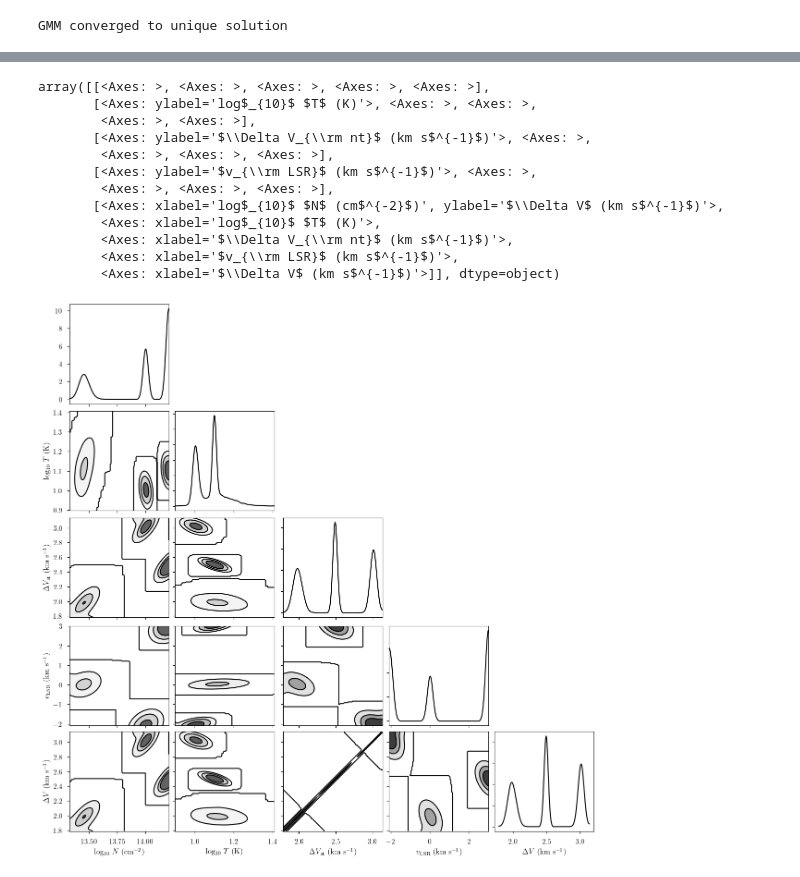
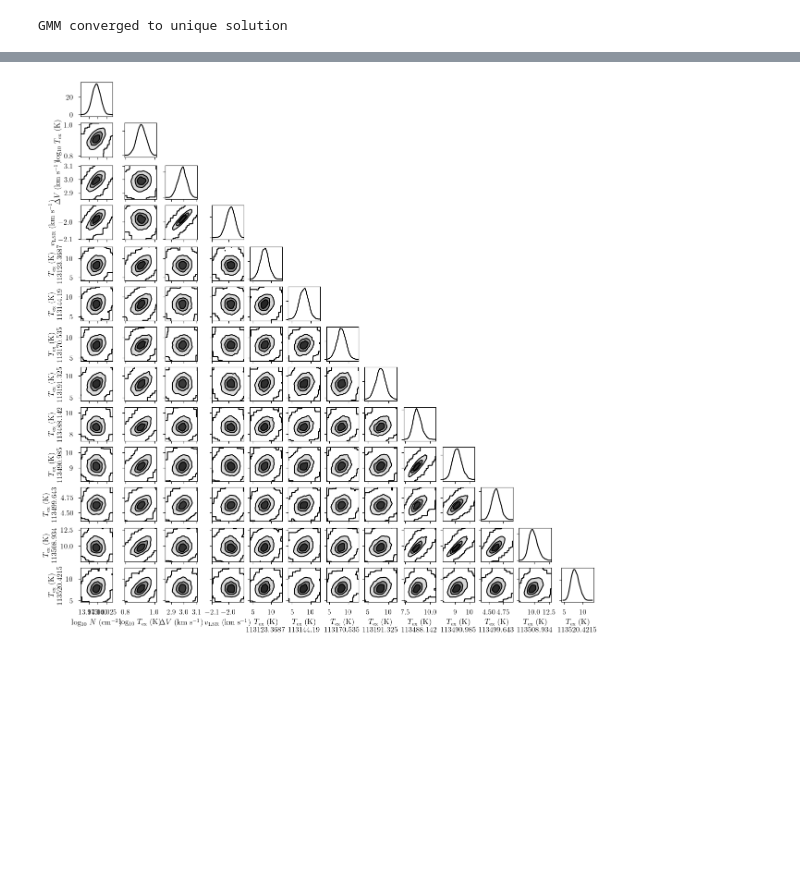
Before and after one commit to tvwenger/bayes_cn_hfs, a Jupyter notebook: docs/source/notebooks/hfs_anomaly_model.ipynb, the cells around one changed output, grey strips where cells are left out. Drawn from its saved outputs; the diff is of its cells as text; code cells hidden in the pictures; blank space fills up the shorter version.

```diff
--- a/docs/source/notebooks/hfs_anomaly_model.ipynb
+++ b/docs/source/notebooks/hfs_anomaly_model.ipynb
@@ -54,2 +48,0 @@ We identify those transitions which may be anomalous by flagging them in the `mo
-# %%
-mol_data_12CN['anomalous'] = [freq in [113499.643, 113508.934] for freq in mol_data_12CN['freq']]
@@ -104,7 +87,6 @@ baseline_degree = 2
 model = HFSAnomalyModel(
     dummy_data,
     mol_data=mol_data_12CN,
-    mass=mass_12CN,
     bg_temp = 2.7, # assumed background temperature (K)
     n_clouds=n_clouds,
     baseline_degree=baseline_degree,
@@ -112,29 +94,29 @@ model = HFSAnomalyModel(
     verbose=True
 )
 model.add_priors(
-    prior_log10_N = [14.0, 0.2], # mean and width of log10(N_u) prior (cm-2)
-    prior_log10_temp = [1.0, 0.1], # mean and width of log10(T) prior (K)
-    prior_nonthermal_fwhm = 1.0, # width of nonthermal FWHM prior (km/s)
+    prior_log10_N = [14.0, 0.2], # mean and width of log10(N) prior (cm-2)
+    prior_log10_tex = [1.0, 0.1], # mean and width of log10(Tex) prior (K)
+    prior_fwhm = 1.0, # width of FWHM prior (km/s)
     prior_velocity = [0.0, 5.0], # mean and width of velocity prior (km/s)
     prior_rms = 0.1, # width of spectral rms prior (K)
-    prior_hyperfine_anomaly = 0.05, # width of the hyperfine anomaly prior
+    prior_tex_anomaly = 1.0, # width of the hyperfine anomaly prior (K)
 )
 model.add_likelihood()
 
-hyperfine_anomaly = np.ones((len(mol_data_12CN['freq']), n_clouds))
+tex_anomaly = np.ones((len(mol_data_12CN['freq']), n_clouds))
 for i, freq in enumerate(mol_data_12CN['freq']):
     if freq == 113499.643:
-        hyperfine_anomaly[i] = np.array([0.75, 0.85, 0.95])
+        tex_anomaly[i] = np.array([-5.0, -4.0, -3.0])
     if freq == 113508.934:
-        hyperfine_anomaly[i] = np.array([1.25, 1.15, 1.05])
+        tex_anomaly[i] = np.array([5.0, 4.0, 3.0])
 
 sim_brightness = model.model.observation.eval({
     "log10_N": [14.0, 13.5, 14.2],
-    "log10_temp": [1.0, 1.2, 1.1],
-    "nonthermal_fwhm": [3.0, 2.0, 2.5],
+    "log10_tex": [1.0, 1.2, 1.1],
+    "fwhm": [3.0, 2.0, 2.5],
     "velocity": [-2.0, 0.0, 3.0],
     "rms_observation": noise,
-    "hyperfine_anomaly": hyperfine_anomaly,
+    "tex_anomaly": tex_anomaly,
     "baseline_observation_norm": [-0.5, -3.0, 2.0], # normalized baseline coefficients
 })
 
@@ -161,7 +143,6 @@ data = {"observation": observation}
 model = HFSAnomalyModel(
     data,
     mol_data=mol_data_12CN,
-    mass=mass_12CN,
     bg_temp = 2.7, # assumed background temperature (K)
     n_clouds=n_clouds,
     baseline_degree=baseline_degree,
@@ -169,14 +150,12 @@ model = HFSAnomalyModel(
     verbose=True
 )
 model.add_priors(
-    prior_log10_N = [14.0, 0.2], # mean and width of log10(N_u) prior (cm-2)
-    prior_log10_temp = [1.0, 0.1], # mean and width of log10(T) prior (K)
-    prior_nonthermal_fwhm = 1.0, # width of nonthermal FWHM prior (km/s)
+    prior_log10_N = [14.0, 0.2], # mean and width of log10(N) prior (cm-2)
+    prior_log10_tex = [1.0, 0.1], # mean and width of log10(Tex) prior (K)
+    prior_fwhm = 1.0, # width of FWHM prior (km/s)
     prior_velocity = [0.0, 5.0], # mean and width of velocity prior (km/s)
     prior_rms = 0.1, # width of spectral rms prior (K)
-    prior_baseline_coeffs = [1.0, 1.0, 1.0], # width of normalized polynomial baseline coeffs
-    prior_hyperfine_anomaly = 0.05, # width of the hyperfine anomaly prior
-    ordered = False, # do not assume optically-thin
+    prior_tex_anomaly = 1.0, # width of the hyperfine anomaly prior (K)
 )
 model.add_likelihood()
 # %%
@@ -370,24 +332,12 @@ array([[<Axes: >, <Axes: >, <Axes: >, <Axes: >, <Axes: >, <Axes: >],
 # %%
-var_names = [param for param in model.cloud_deterministics if param not in ["hyperfine_anomaly"]]
-plot_pair(
-    model.trace.solution_0, # samples
+var_names = [param for param in model.cloud_deterministics if "tex_anomaly" not in param]
+_ = plot_pair(
+    model.trace.solution_0.sel(cloud=0), # samples
     var_names, # var_names to plot
     labeller=model.labeller, # label manager
 )
 # %% [output]
-array([[<Axes: >, <Axes: >, <Axes: >, <Axes: >, <Axes: >],
-       [<Axes: ylabel='log$_{10}$ $T$ (K)'>, <Axes: >, <Axes: >,
-        <Axes: >, <Axes: >],
-       [<Axes: ylabel='$\\Delta V_{\\rm nt}$ (km s$^{-1}$)'>, <Axes: >,
-        <Axes: >, <Axes: >, <Axes: >],
-       [<Axes: ylabel='$v_{\\rm LSR}$ (km s$^{-1}$)'>, <Axes: >,
-        <Axes: >, <Axes: >, <Axes: >],
-       [<Axes: xlabel='log$_{10}$ $N$ (cm$^{-2}$)', ylabel='$\\Delta V$ (km s$^{-1}$)'>,
-        <Axes: xlabel='log$_{10}$ $T$ (K)'>,
-        <Axes: xlabel='$\\Delta V_{\\rm nt}$ (km s$^{-1}$)'>,
-        <Axes: xlabel='$v_{\\rm LSR}$ (km s$^{-1}$)'>,
-        <Axes: xlabel='$\\Delta V$ (km s$^{-1}$)'>]], dtype=object)
-[figure, old version]
+[figure, new version]
 # %%
 point_stats = az.summary(model.trace.solution_0, model.cloud_deterministics, kind='stats', hdi_prob=0.68)
 print("BIC:", model.bic())
```
Also changed, not shown: parts of 18 cells of this notebook, 9 other files.
